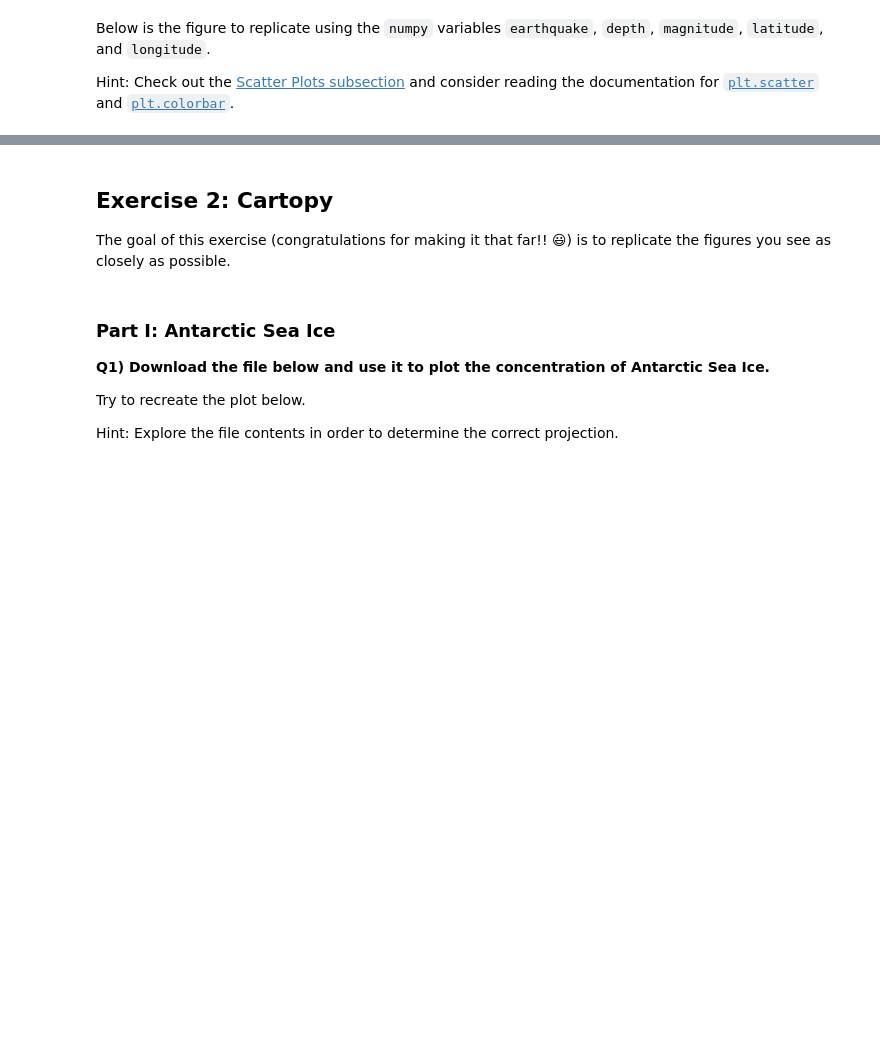
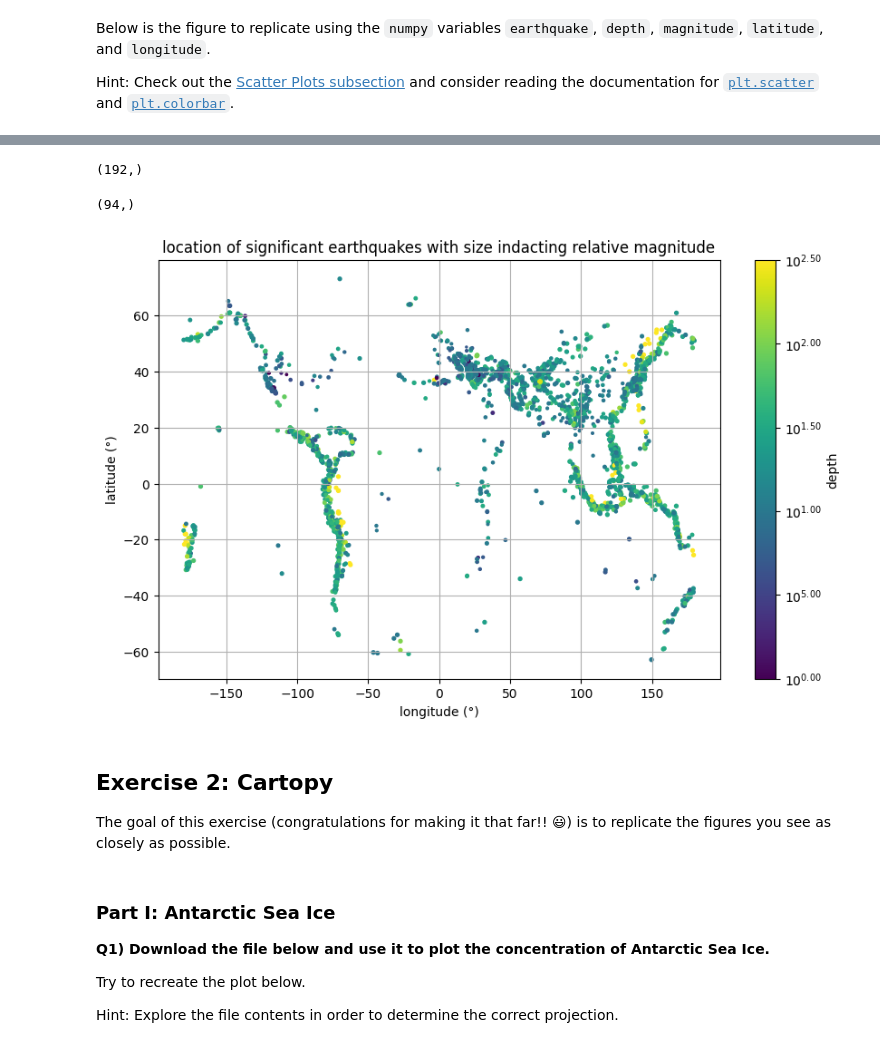
Before and after one commit to Coraliefringeli/2025_Intro_Python_Fringeli_Coralie, a Jupyter notebook: notebook/W2_S2.ipynb, the cells around one changed output, grey strips where cells are left out. Cells and saved outputs as stored; diff of their text form; code cells hidden in the pictures; blank space fills up the shorter version.

```diff
--- a/notebook/W2_S2.ipynb
+++ b/notebook/W2_S2.ipynb
@@ -165,21 +162,27 @@ def fmt(x, pos):
     a, b = '{:.2e}'.format(x).split('e')
     b = int(b)
     return r'$10^{{{}}}$'.format(a)
+# %%
+lon.shape
+# %% [output]
+(192,)
+# %%
+lat.shape
+# %% [output]
+(94,)
 # %%
 # Replicate the figure here
-
-fig,ax = plt.subplot(1, 2, figsize=(12,5))
-ctemp=________._______(_______,_______,s=________,c=np._____(_____),marker='o',cmap='viridis',vmin=0,vmax=2.5)
-___.________('__________')
-___.________('__________')
+#1er essai
+fig,ax = plt.subplots(1, 1, figsize=(10,6))
+ctemp=ax.scatter(longitude,latitude,s=magnitude,c=np.log10(depth),marker='o',cmap='viridis',vmin=0,vmax=2.5)
+ax.set_xlabel('longitude (°)')
+ax.set_ylabel('latitude (°)')
+ax.set_title('location of significant earthquakes with size indacting relative magnitude')
 plt.grid()
-fig.colorbar(ctemp,ax=ax1,label='depth',format=ticker.FuncFormatter(fmt))
-___.____('_________________________')
+plt.colorbar(ctemp,ax=ax,label='depth',format=ticker.FuncFormatter(fmt))
 plt.show()
-
-
-
-ctemp = ax1.contourf(lon,lat,temp-273.15,cmap='magma',levels=np.linspace(-30,40,15),extend='both')
+# %% [output]
+[figure, added]
 # %%
 # Replicate the figure here
 
```
Also changed, not shown: parts of 1 cell of this notebook.
